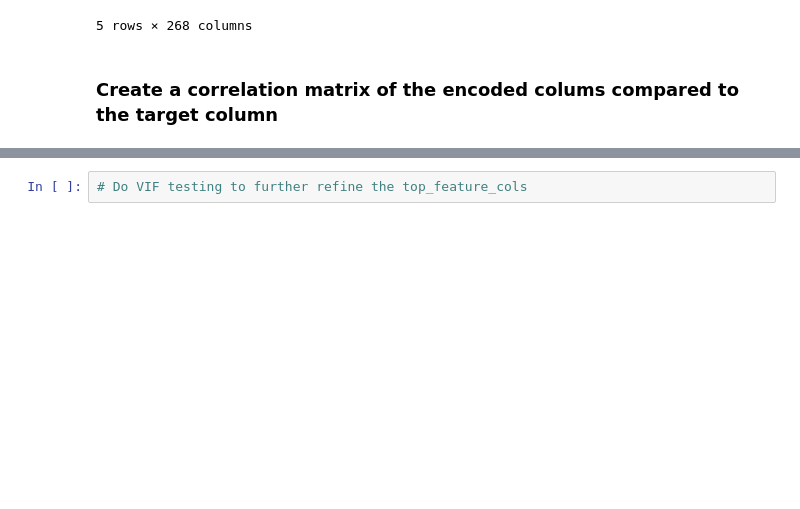
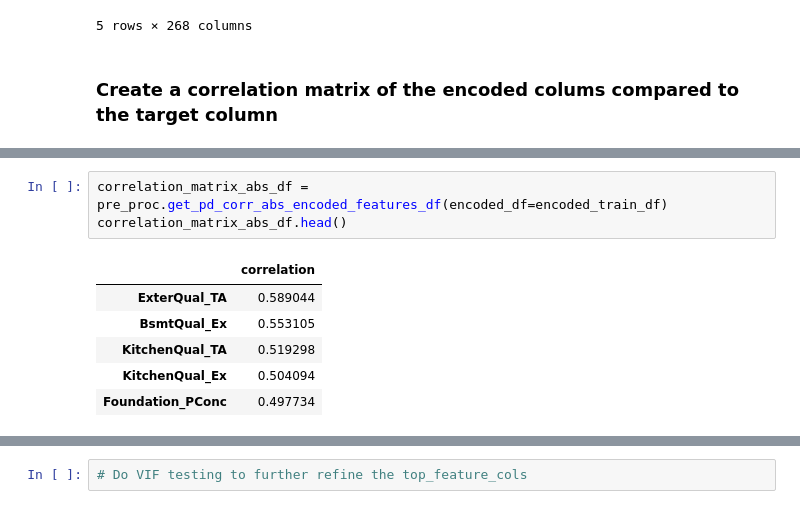
Before and after one commit to JimGile/kaggel-house-prices, a Jupyter notebook: notebooks/house_prices_eda.ipynb, the cells around one changed output, grey strips where cells are left out. Drawn from its saved outputs; the diff is of its cells as text; blank space fills up the shorter version.

```diff
--- a/notebooks/house_prices_eda.ipynb
+++ b/notebooks/house_prices_eda.ipynb
@@ -146,0 +134,10 @@ correlation_matrix_abs_encoded_features_df.head(10)
+# %%
+correlation_matrix_abs_df = pre_proc.get_pd_corr_abs_encoded_features_df(encoded_df=encoded_train_df)
+correlation_matrix_abs_df.head()
+# %% [output]
+|  | correlation |
+| ExterQual_TA | 0.589044 |
+| BsmtQual_Ex | 0.553105 |
+| KitchenQual_TA | 0.519298 |
+| KitchenQual_Ex | 0.504094 |
+| Foundation_PConc | 0.497734 |
```
Also changed, not shown: parts of 13 cells of this notebook, 1 other file.
